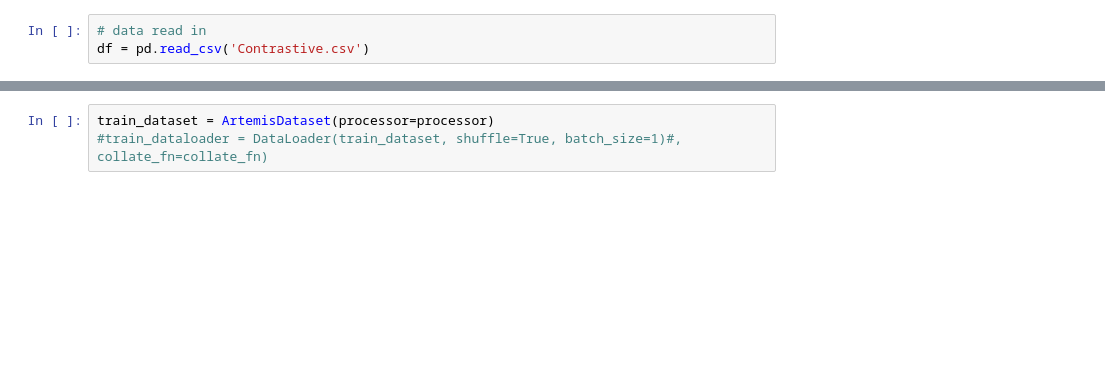
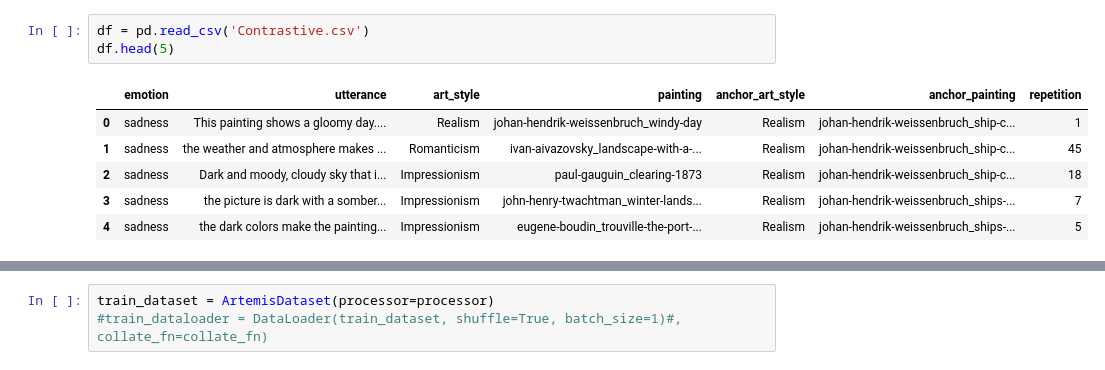
Before and after one commit to aylingunal/598finalproj, a Jupyter notebook: data_proc.ipynb, the cells around one changed output, grey strips where cells are left out. Drawn from its saved outputs; the diff is of its cells as text; blank space fills up the shorter version.

```diff
--- a/data_proc.ipynb
+++ b/data_proc.ipynb
@@ -14,3 +26,10 @@ import torch
 # %%
-# data read in
 df = pd.read_csv('Contrastive.csv')
+df.head(5)
+# %% [output]
+|  | emotion | utterance | art_style | painting | anchor_art_style | anchor_painting | repetition |
+| 0 | sadness | This painting shows a gloomy day.... | Realism | johan-hendrik-weissenbruch_windy-day | Realism | johan-hendrik-weissenbruch_ship-c... | 1 |
+| 1 | sadness | the weather and atmosphere makes ... | Romanticism | ivan-aivazovsky_landscape-with-a-... | Realism | johan-hendrik-weissenbruch_ship-c... | 45 |
+| 2 | sadness | Dark and moody, cloudy sky that i... | Impressionism | paul-gauguin_clearing-1873 | Realism | johan-hendrik-weissenbruch_ship-c... | 18 |
+| 3 | sadness | the picture is dark with a somber... | Impressionism | john-henry-twachtman_winter-lands... | Realism | johan-hendrik-weissenbruch_ships-... | 7 |
+| 4 | sadness | the dark colors make the painting... | Impressionism | eugene-boudin_trouville-the-port-... | Realism | johan-hendrik-weissenbruch_ships-... | 5 |
```
Also changed, not shown: parts of 13 cells of this notebook.
